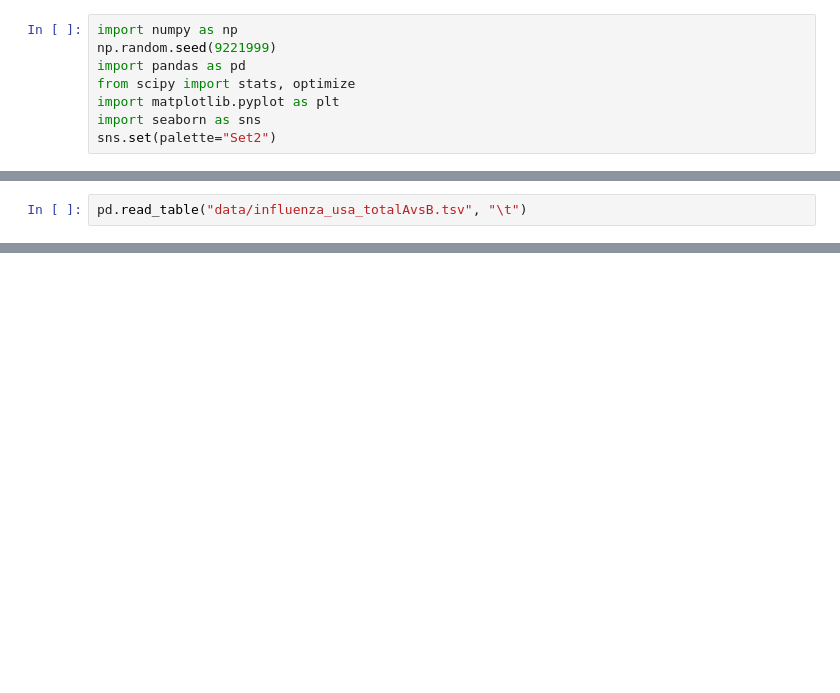
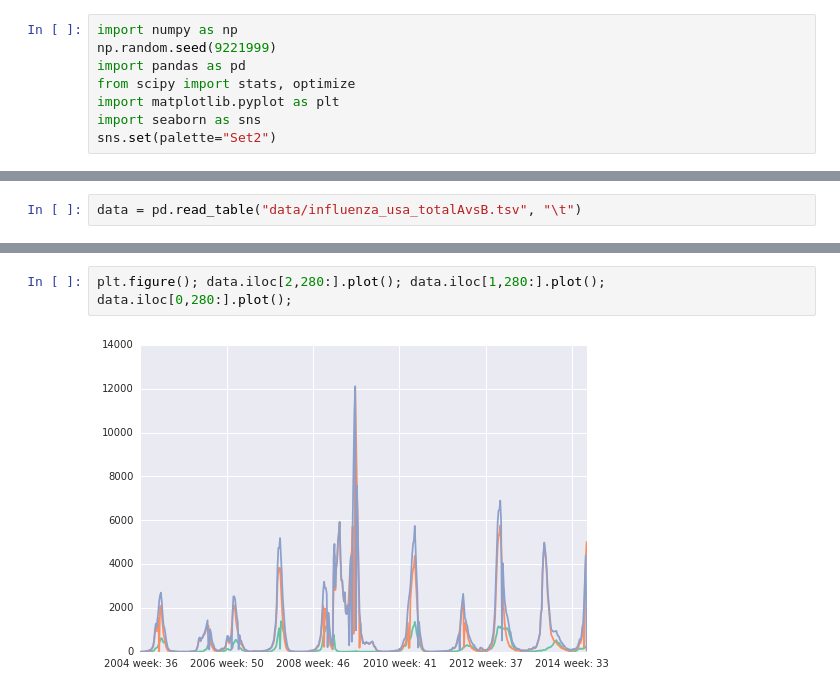
Before and after one commit to mstreit/PoV-time, a Jupyter notebook: PoV-time.ipynb, the cells around one changed output, grey strips where cells are left out. Drawn from its saved outputs; the diff is of its cells as text; blank space fills up the shorter version.

Commit message:
added line plot showing 10 years

```diff
--- a/PoV-time.ipynb
+++ b/PoV-time.ipynb
@@ -20,2 +11,2 @@ sns.tsplot(sines);
 # %%
-pd.read_table("data/influenza_usa_totalAvsB.tsv", "\t")
+data = pd.read_table("data/influenza_usa_totalAvsB.tsv", "\t")
@@ -28,0 +22,4 @@ pd.read_table("data/influenza_usa_totalAvsB.tsv", "\t")
+# %%
+plt.figure(); data.iloc[2,280:].plot(); data.iloc[1,280:].plot(); data.iloc[0,280:].plot();
+# %% [output]
+[figure, added]
```
Also changed, not shown: parts of 5 cells of this notebook.
